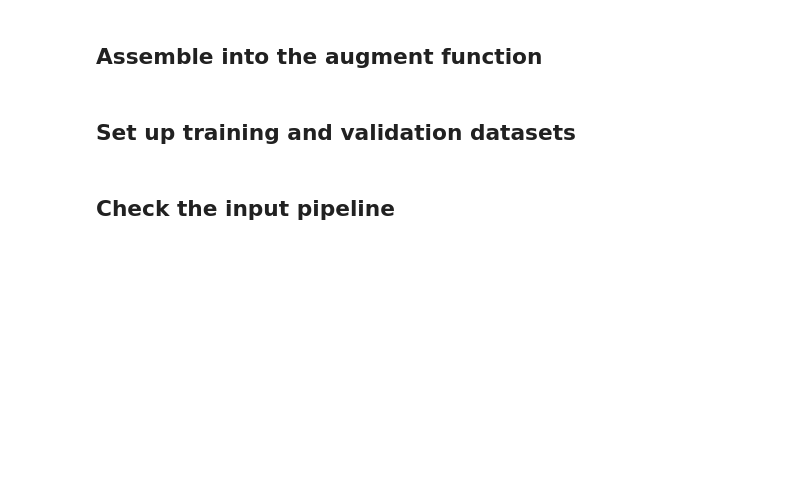
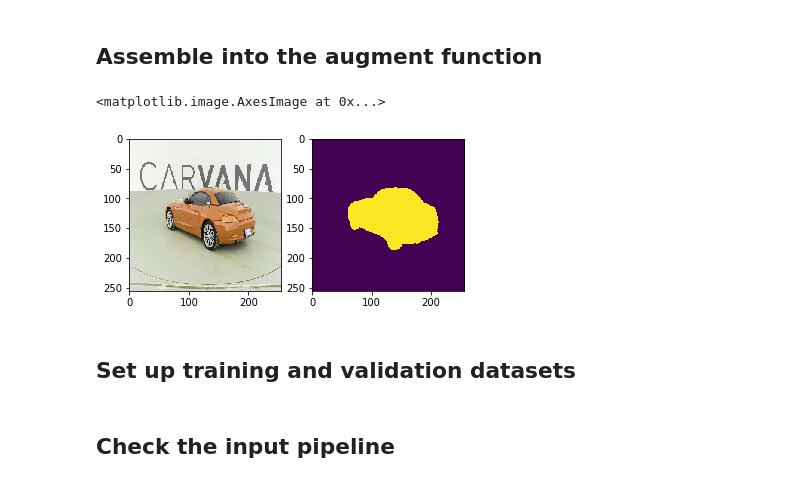
Before and after one commit to chienhsiang/tensorflow, a Jupyter notebook: U_net.ipynb, the cells around one changed output. Drawn from its saved outputs; the diff is of its cells as text; code cells hidden in the pictures; blank space fills up the shorter version.

```diff
--- a/U_net.ipynb
+++ b/U_net.ipynb
@@ -142,8 +149,8 @@ epochs = 5
 # %%
 def _process_pathnames(fname, label_path):
     """Convet input file name amd label path into image and mask."""
-    img = tf.image.decode_jpeg(tf.read_file(fname), channels=3)
-    label_img = tf.image.decode_gif(tf.read_file(label_path))[0]
+    img = tf.image.decode_jpeg(tf.io.read_file(fname), channels=3)
+    label_img = tf.image.decode_gif(tf.io.read_file(label_path))[0]
     label_img = tf.expand_dims(label_img[:,:,0], axis=-1)
     return img, label_img
 # %%
@@ -167,15 +178,24 @@ def shift_img(output_img, label_img, width_shift_range, height_shift_range):
     if width_shift_range or height_shift_range:
         # randomly select a number from [-shift, shift]
         if width_shift_range:
-            width_shift_range = tf.random_uniform([], minval=-img_shape[1]*width_shift_range,
+            width_shift_range = tf.random.uniform([], minval=-img_shape[1]*width_shift_range,
                                                  maxval=img_shape[1]*width_shift_range)
 
         if height_shift_range:
-            height_shift_range = tf.random_uniform([], minval=-img_shape[0]*height_shift_range,
+            height_shift_range = tf.random.uniform([], minval=-img_shape[0]*height_shift_range,
                                                  maxval=img_shape[0]*height_shift_range)
 
-        output_img = tfcontrib.image.translate(output_img, [width_shift_range, height_shift_range])
-        label_img = tfcontrib.image.translate(label_img, [width_shift_range, height_shift_range])
+#         output_img = tfcontrib.image.translate(output_img, [width_shift_range, height_shift_range])
+#         label_img = tfcontrib.image.translate(label_img, [width_shift_range, height_shift_range])
+
+        w = output_img.shape[1]
+        h = output_img.shape[0]
+        output_img = tf.image.crop_to_bounding_box(output_img,
+                                                   height_shift_range, width_shift_range,
+                                                   h, w)
+        label_img = tf.image.crop_to_bounding_box(label_img,
+                                                  height_shift_range, width_shift_range,
+                                                  h, w)
 
     return output_img, label_img
 # %%
@@ -191,7 +213,7 @@ plt.imshow(mask2[:,:,0])
 def flip_img(horizontal_flip, tr_img, label_img):
     """Flip the image and mask at the probability of 0.5"""
     if horizontal_flip:
-        flip_prob = tf.random_uniform([], 0.0, 1.0)
+        flip_prob = tf.random.uniform([], 0.0, 1.0)
         tr_img, label_img = tf.cond(tf.less(flip_prob, 0.5),
                                     lambda: (tf.image.flip_left_right(tr_img), tf.image.flip_left_right(label_img)),
                                     lambda: (tr_img, label_img))
@@ -232,18 +257,21 @@ def _augment(img, label_img,
     img, label_img = flip_img(horizontal_flip, img, label_img)
     img, label_img = shift_img(img, label_img, width_shift_range, height_shift_range)
 
-    img = tf.to_float(img) * scale
-    label_img = tf.to_float(label_img) * scale
+    img = tf.cast(img, tf.float32) * scale
+    label_img = tf.cast(label_img, tf.float32) * scale
 
     return img, label_img
 # %%
 img2, mask2 = _augment(img, mask, resize=img_shape[:-1], scale=1/255.0, hue_delta=0.2, horizontal_flip=True,
-                      width_shift_range=0.5, height_shift_range=0.3)
+                      width_shift_range=0, height_shift_range=0)
 
 plt.subplot(1,2,1)
 plt.imshow(img2)
 plt.subplot(1,2,2)
 plt.imshow(mask2[:,:,0])
+# %% [output]
+<matplotlib.image.AxesImage at 0x...>
+[figure, added]
 # %%
 def get_baseline_dataset(filenames, labels, preproc_fn=functools.partial(_augment),
                          threads=5, batch_size=batch_size, shuffle=True):
```
Also changed, not shown: parts of 16 cells of this notebook, 3 other files.
